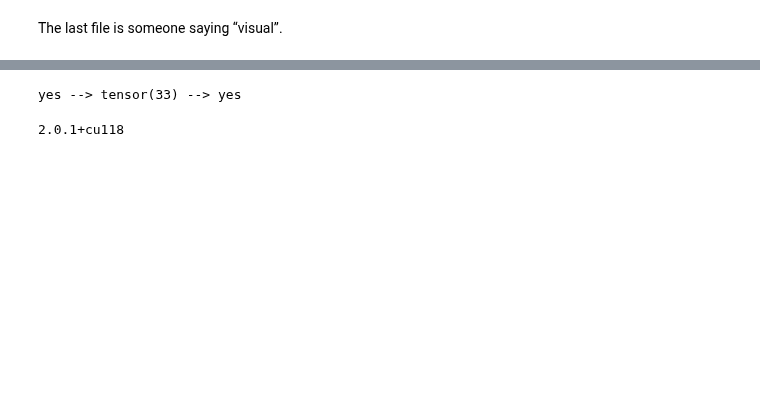
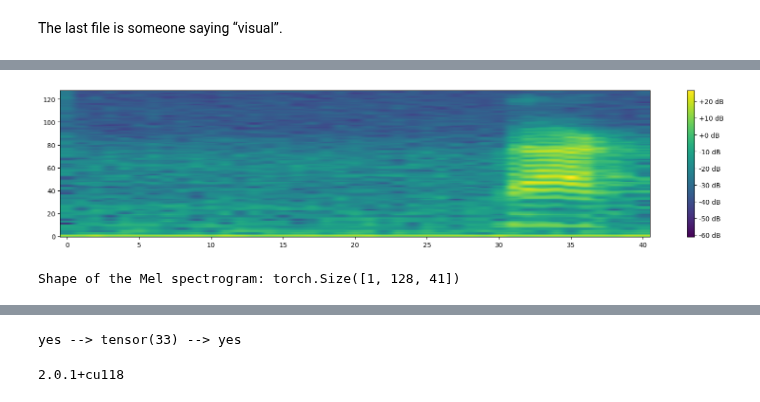
Before and after one commit to leonmck-dsp-dev/nueraspeech, a Jupyter notebook: nueraspeech.ipynb, the cells around one changed output, grey strips where cells are left out. Drawn from its saved outputs; the diff is of its cells as text; code cells hidden in the pictures; blank space fills up the shorter version.

```diff
--- a/nueraspeech.ipynb
+++ b/nueraspeech.ipynb
@@ -109,0 +104,34 @@ ipd.Audio(transformed.numpy(), rate=new_sample_rate)
+# %%
+new_sample_rate = 8000
+
+# 1. Resample
+resampler = torchaudio.transforms.Resample(orig_freq=sample_rate, new_freq=new_sample_rate)
+resampled_waveform = resampler(waveform)
+
+# 2. Convert to Mel-spectrogram
+mel_transform = torchaudio.transforms.MelSpectrogram(sample_rate=new_sample_rate, n_mels=128)
+mel_spectrogram = mel_transform(resampled_waveform)
+
+# 3. Convert to dB scale
+db_transform = torchaudio.transforms.AmplitudeToDB()
+db_mel_spectrogram = db_transform(mel_spectrogram)
+
+mel_spectrogram_transform = torch.nn.Sequential(
+    torchaudio.transforms.Resample(orig_freq=sample_rate, new_freq=new_sample_rate),
+    torchaudio.transforms.MelSpectrogram(sample_rate=new_sample_rate, n_mels=128),
+    torchaudio.transforms.AmplitudeToDB()
+)
+
+
+# Display
+plt.figure(figsize=(20, 4))
+plt.imshow(db_mel_spectrogram[0].detach().numpy(), cmap='viridis', origin='lower', aspect='auto')
+plt.colorbar(format="%+2.0f dB")
+plt.show()
+
+print("Shape of the Mel spectrogram:", mel_spectrogram.shape)
+# Listen to the resampled audio
+ipd.Audio(resampled_waveform.numpy(), rate=new_sample_rate)
+# %% [output]
+[figure, added]
+Shape of the Mel spectrogram: torch.Size([1, 128, 41])
```
Also changed, not shown: parts of 12 cells of this notebook.
